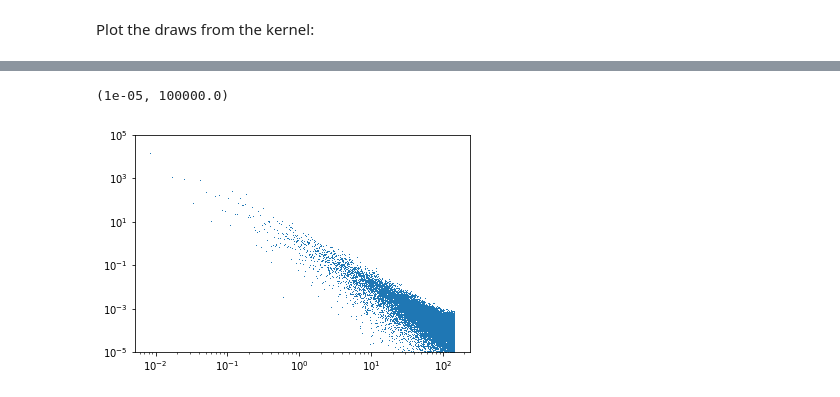
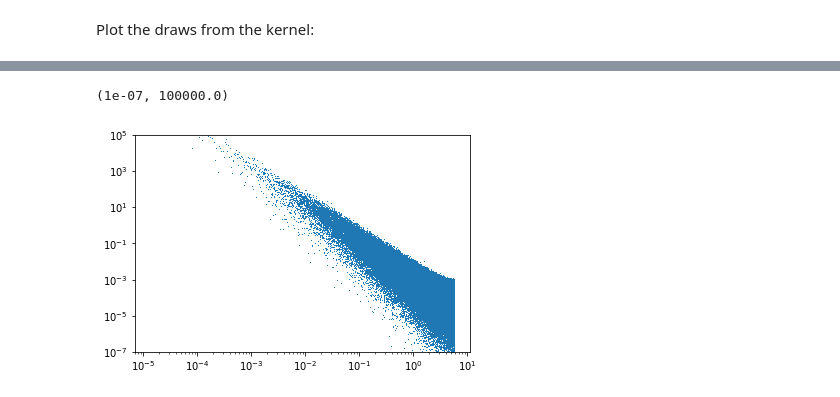
Before and after one commit to bmorris3/virgopsd, a Jupyter notebook: virgo.ipynb, the cells around one changed output, grey strips where cells are left out. Saved outputs shown, nothing was run; the diff lists cells and outputs as text; code cells hidden in the pictures.

```diff
--- a/virgo.ipynb
+++ b/virgo.ipynb
@@ -197,7 +197,8 @@ for i, peak in enumerate(table2):
 
     omega_bounds = np.log([2*np.pi*f[fit_bounds].min(), 2*np.pi*f[fit_bounds].max()])
     bounds = [[-20, -10], [omega_bounds[0], omega_bounds[1]], [5, 10], [0, 1]]
-    bestp = fmin_l_bfgs_b(minimize, [-13, log_omegas[i], 7, 0.3], bounds=bounds, approx_grad=True)[0]
+    #bestp = fmin_l_bfgs_b(minimize, [-13, log_omegas[i], 7, 0.3], bounds=bounds, approx_grad=True)[0]
+    bestp = fmin_powell(minimize, [-13, log_omegas[i], 7, 0.3])
 
     best_model = model(bestp)
     if best_model.ptp() > 0.1:
@@ -335,5 +367,5 @@ plt.plot(xtest, sample_ppm)
 # %%
-ftest, Ptest = periodogram(ytest, fs=25/60/60/24)
+ftest, Ptest = periodogram(ytest, fs=1/60/60/24)
 bs_test = binned_statistic(np.log(ftest[1:]), Ptest[1:], statistic=np.nanmedian, bins=500)
 bincenters2 = 0.5 * (bs_test.bin_edges[1:] + bs_test.bin_edges[:-1])
 cutoff_freq = 5000
@@ -345,8 +377,8 @@ ytest2 = ytest2[~np.isnan(ytest2)]
 # %%
 plt.loglog(ftest * 1e6, Ptest, ',', rasterized=True)
 # plt.loglog(xtest2, ytest2, color='gray', lw=4, label='Binned')
 # plt.xlim([1e-3, cutoff_freq])#  [2000, 4000]) #
-plt.ylim([1e-5, 1e5])
+plt.ylim([1e-7, 1e5])
 # %% [output]
-(1e-05, 100000.0)
+(1e-07, 100000.0)
-[figure, old version]
+[figure, new version]
```
Also changed, not shown: parts of 7 cells of this notebook.
